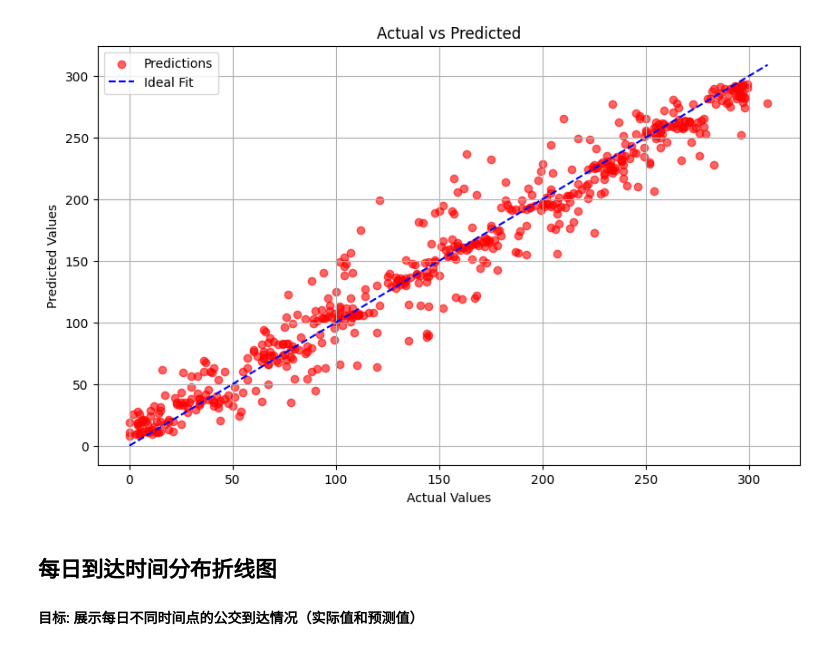
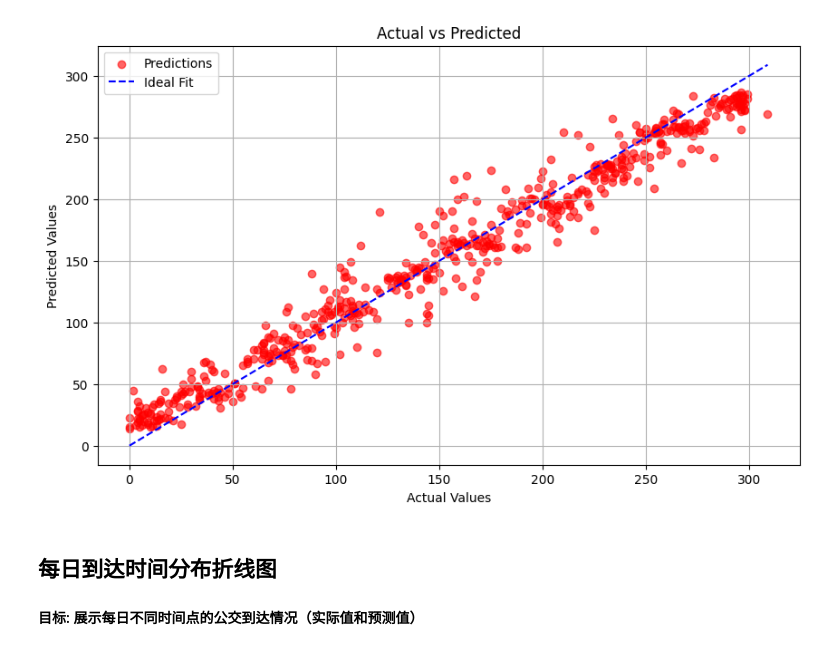
Before and after one commit to FlipW0rld/CS506_Project, a Jupyter notebook: testing.ipynb, the cells around one changed output. Drawn from its saved outputs; the diff is of its cells as text; code cells hidden in the pictures.

```diff
--- a/testing.ipynb
+++ b/testing.ipynb
@@ -94,7 +94,7 @@ def train_lightgbm(X, y):
 # %%
 if __name__ == "__main__":
     args = argparse.Namespace(
-        model='rf',
+        model='lgbm',  # 改为 'lgbm' 使用 LightGBM 模型
         file='bus_arrival_schedule_with_weather.csv'
     )
 
@@ -132,4 +144,4 @@ Training completed.
-[figure, old version]
+[figure, new version]
 # %% [markdown]
 ## 每日到达时间分布折线图
 #### 目标: 展示每日不同时间点的公交到达情况（实际值和预测值）
```
Also changed, not shown: parts of 3 cells of this notebook.
